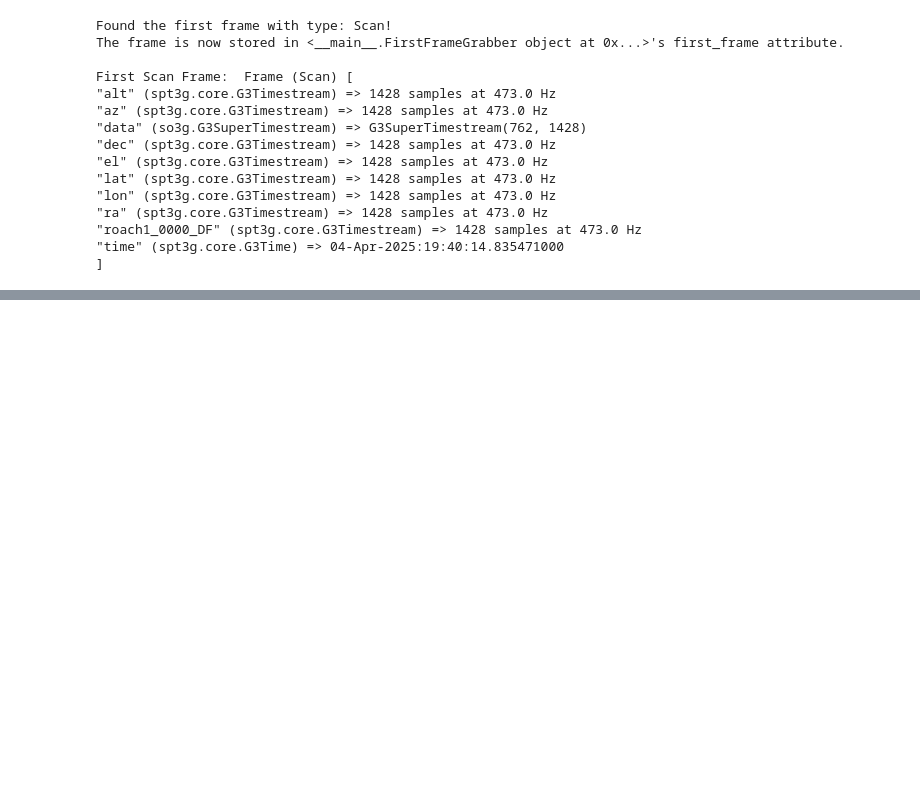
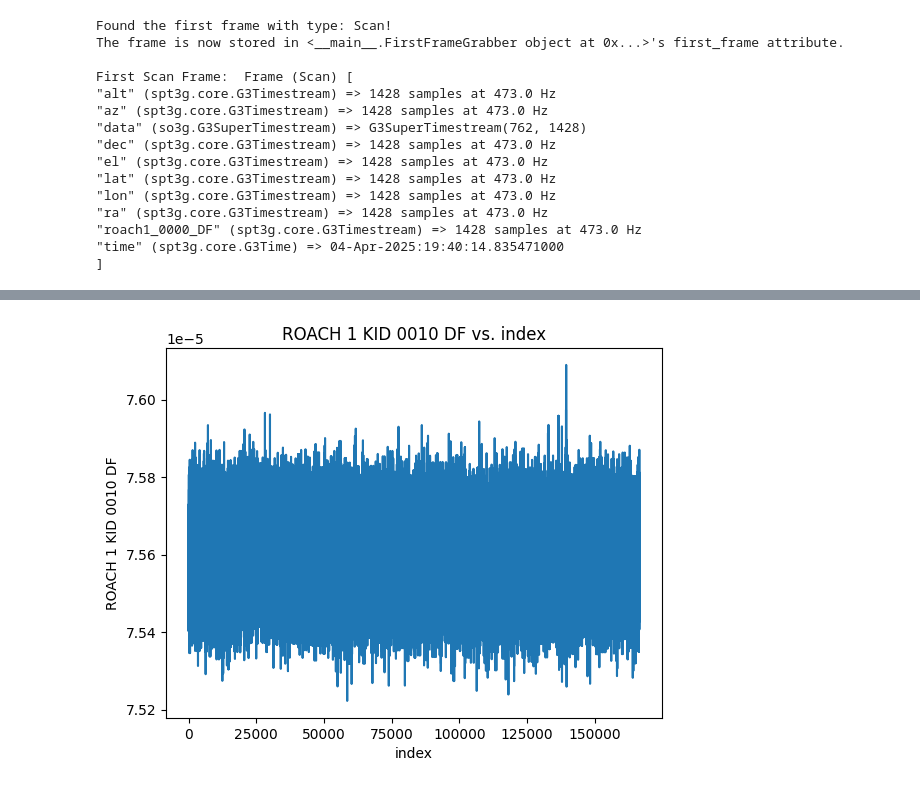
Before and after one commit to jonahjlee/blasttng-to-g3, a Jupyter notebook: g3_processing.ipynb, the cells around one changed output, grey strips where cells are left out. Cells and saved outputs as stored; diff of their text form; code cells hidden in the pictures; blank space fills up the shorter version.

```diff
--- a/g3_processing.ipynb
+++ b/g3_processing.ipynb
@@ -422,0 +485,38 @@ pipe.Run()
+# %%
+class GenericPlotter:
+    def __init__(self, array_getter=None, label=None):
+        """array_getter is a callable which takes in a frame and returns an array-like object to plot"""
+        assert array_getter is not None, "GenericPlotter was not given an array_getter"
+        self.array_getter = array_getter
+        self.timestreams: list[np.ndarray] = []
+        self.label = label if label is not None else self.array_getter.__name__
+    def __call__(self, frame):
+        if frame.type == core.G3FrameType.EndProcessing:
+            flatts: np.ndarray = np.concatenate(self.timestreams, axis=0).flatten()
+            plt.plot(flatts)
+            plt.xlabel("index")
+            plt.ylabel(self.label)
+            plt.title(self.label + " vs. index")
+        if frame.type != core.G3FrameType.Scan:
+            return
+        self.timestreams.append(self.array_getter(frame))
+# %%
+# TODO: Fix quanta -- Because it was set too high (0.01), it rounds all the data to zero
+# The data is in the range of 10^-6 so we need a much smaller quanta
+
+pipe = core.G3Pipeline()
+
+def kid_df_getter(kid: str):
+    def get_selected_kid_df(frame):
+        kid_key = f"roach1_{kid}"
+        super_ts = frame["df"]
+        kid_idx = int(np.where(np.array(super_ts.names) == kid_key)[0][0])
+        return np.array(super_ts.data[kid_idx])
+    return get_selected_kid_df
+
+kid_to_plot = "0010"
+pipe.Add(core.G3Reader, filename=all_df_file)
+pipe.Add(GenericPlotter, array_getter=kid_df_getter(kid_to_plot), label=f"ROACH 1 KID {kid_to_plot} DF")
+pipe.Run()
+# %% [output]
+[figure, added]
```
Also changed, not shown: parts of 10 cells of this notebook.
